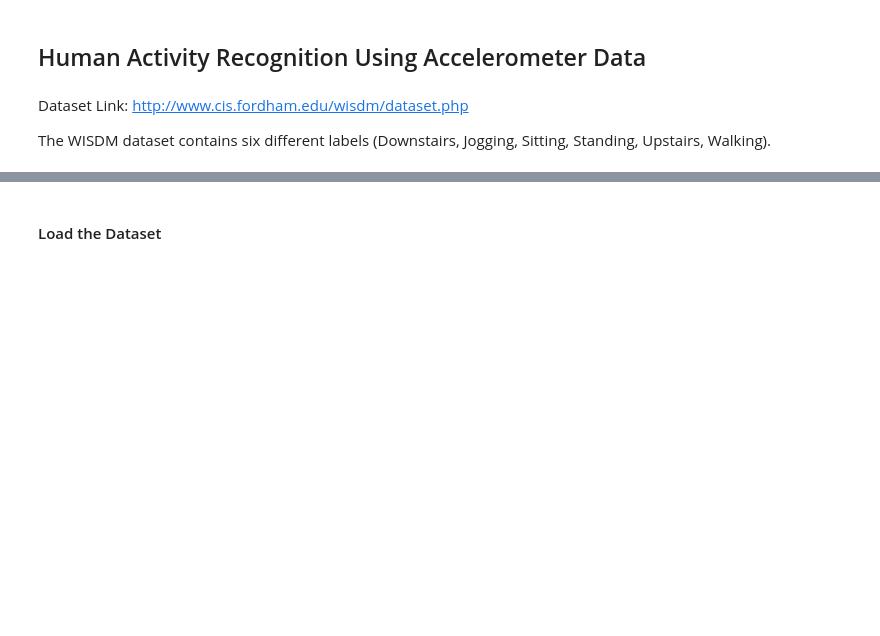
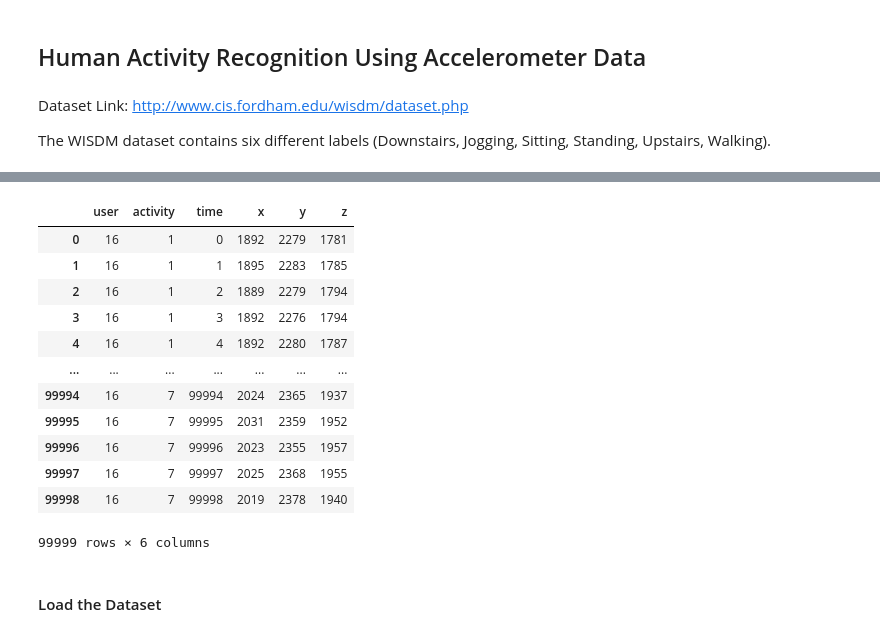
Before and after one commit to williamzhao636/18-743_Project, a Jupyter notebook: reference_cnns/Human Activity Recognition.ipynb, the cells around one changed output, grey strips where cells are left out. Cells and saved outputs as stored; diff of their text form; code cells hidden in the pictures; blank space fills up the shorter version.

```diff
--- a/reference_cnns/Human Activity Recognition.ipynb
+++ b/reference_cnns/Human Activity Recognition.ipynb
@@ -45,17 +63,61 @@ df_all
 # %%
 #predict_path = 'C:/Users/uwu/Documents/CMU/2022 Spring/18743/18-743_Project/03_a.csv'
 
 
 # Use this to predict based on a csv
-predict_path = 'C:/Users/uwu/Documents/CMU/2022 Spring/18743/18-743_Project/data/15.csv'
+predict_path = '/Users/dcheung/CMU/18743_Neuromorphic_CompArch/18-743_Project/data/07.csv'
 
 df_predict = pd.read_csv(predict_path) # additional arguments up to your needs
 df_predict['user'] = 16
 df_predict['time'] = range(0, len(df_predict))
 df_predict = df_predict.rename(columns={'label': 'activity'})
 df_predict = df_predict[df_predict.activity != 0]
 df_predict = df_predict[['user', 'activity', 'time', 'x', 'y', 'z']]
 df_predict
+
+# predict_path = '/Users/dcheung/CMU/18743_Neuromorphic_CompArch/18-743_Project/data/07.csv'
+
+# df_predict = pd.read_csv(predict_path) # additional arguments up to your needs
+# df_predict['user'] = 16
+# df_predict['time'] = range(0, len(df_predict))
+# df_predict = df_predict.rename(columns={'label': 'activity'})
+# df_predict = df_predict[df_predict.activity != 0]
+# df_predict = df_predict[['user', 'activity', 'time', 'x', 'y', 'z']]
+# df_predict
+
+# predict_path = '/Users/dcheung/CMU/18743_Neuromorphic_CompArch/18-743_Project/data/08.csv'
+
+# df_predict = pd.read_csv(predict_path) # additional arguments up to your needs
+# df_predict['user'] = 16
+# df_predict['time'] = range(0, len(df_predict))
+# df_predict = df_predict.rename(columns={'label': 'activity'})
+# df_predict = df_predict[df_predict.activity != 0]
+# df_predict = df_predict[['user', 'activity', 'time', 'x', 'y', 'z']]
+# df_predict
+
+# predict_path = '/Users/dcheung/CMU/18743_Neuromorphic_CompArch/18-743_Project/data/09.csv'
+
+# df_predict = pd.read_csv(predict_path) # additional arguments up to your needs
+# df_predict['user'] = 16
+# df_predict['time'] = range(0, len(df_predict))
+# df_predict = df_predict.rename(columns={'label': 'activity'})
+# df_predict = df_predict[df_predict.activity != 0]
+# df_predict = df_predict[['user', 'activity', 'time', 'x', 'y', 'z']]
+# df_predict
+# %% [output]
+|  | user | activity | time | x | y | z |
+| 0 | 16 | 1 | 0 | 1892 | 2279 | 1781 |
+| 1 | 16 | 1 | 1 | 1895 | 2283 | 1785 |
+| 2 | 16 | 1 | 2 | 1889 | 2279 | 1794 |
+| 3 | 16 | 1 | 3 | 1892 | 2276 | 1794 |
+| 4 | 16 | 1 | 4 | 1892 | 2280 | 1787 |
+| ... | ... | ... | ... | ... | ... | ... |
+| 99994 | 16 | 7 | 99994 | 2024 | 2365 | 1937 |
+| 99995 | 16 | 7 | 99995 | 2031 | 2359 | 1952 |
+| 99996 | 16 | 7 | 99996 | 2023 | 2355 | 1957 |
+| 99997 | 16 | 7 | 99997 | 2025 | 2368 | 1955 |
+| 99998 | 16 | 7 | 99998 | 2019 | 2378 | 1940 |
+99999 rows × 6 columns
 # %% [markdown]
 #### Load the Dataset
 # %%
```
Also changed, not shown: parts of 29 cells of this notebook.
